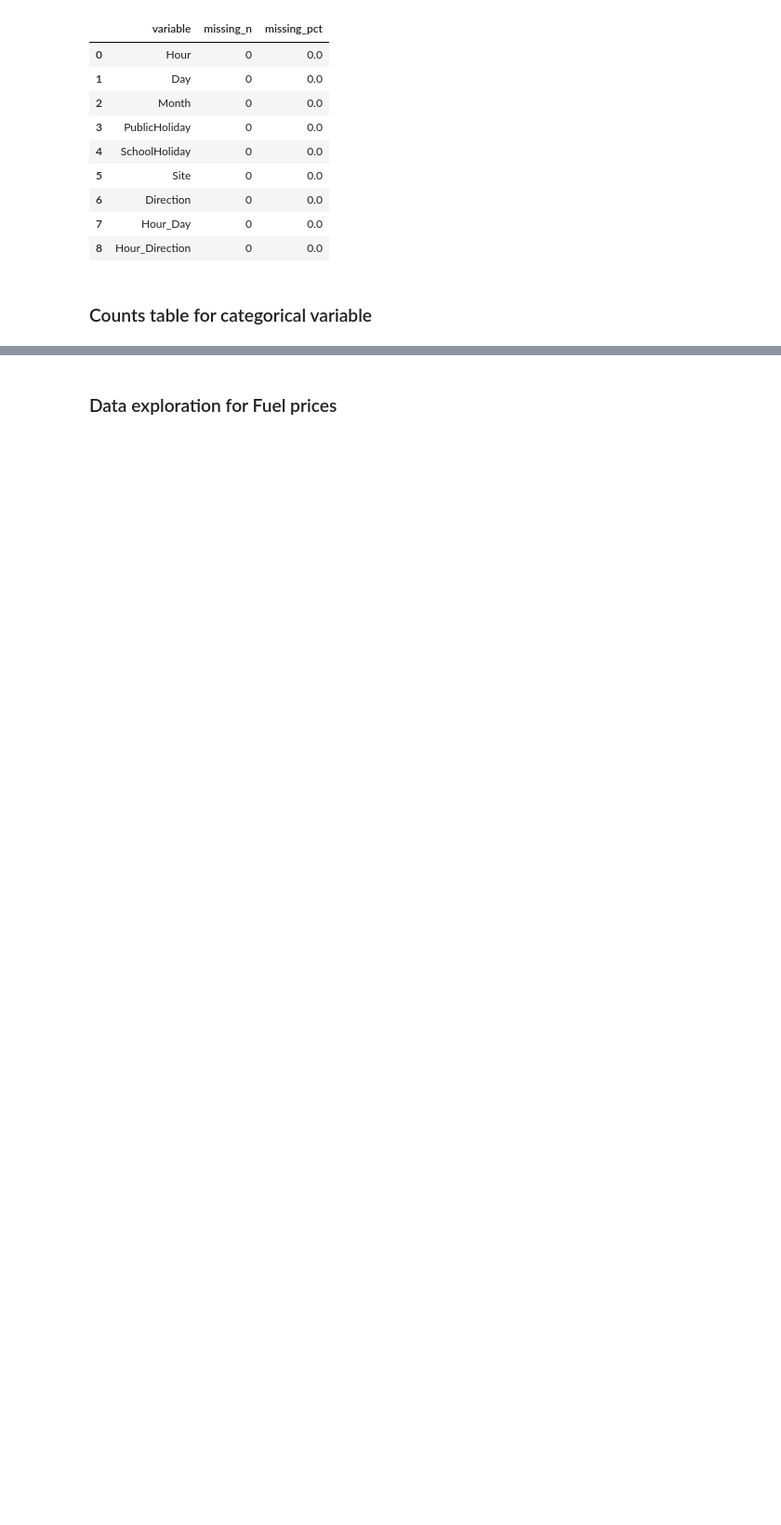
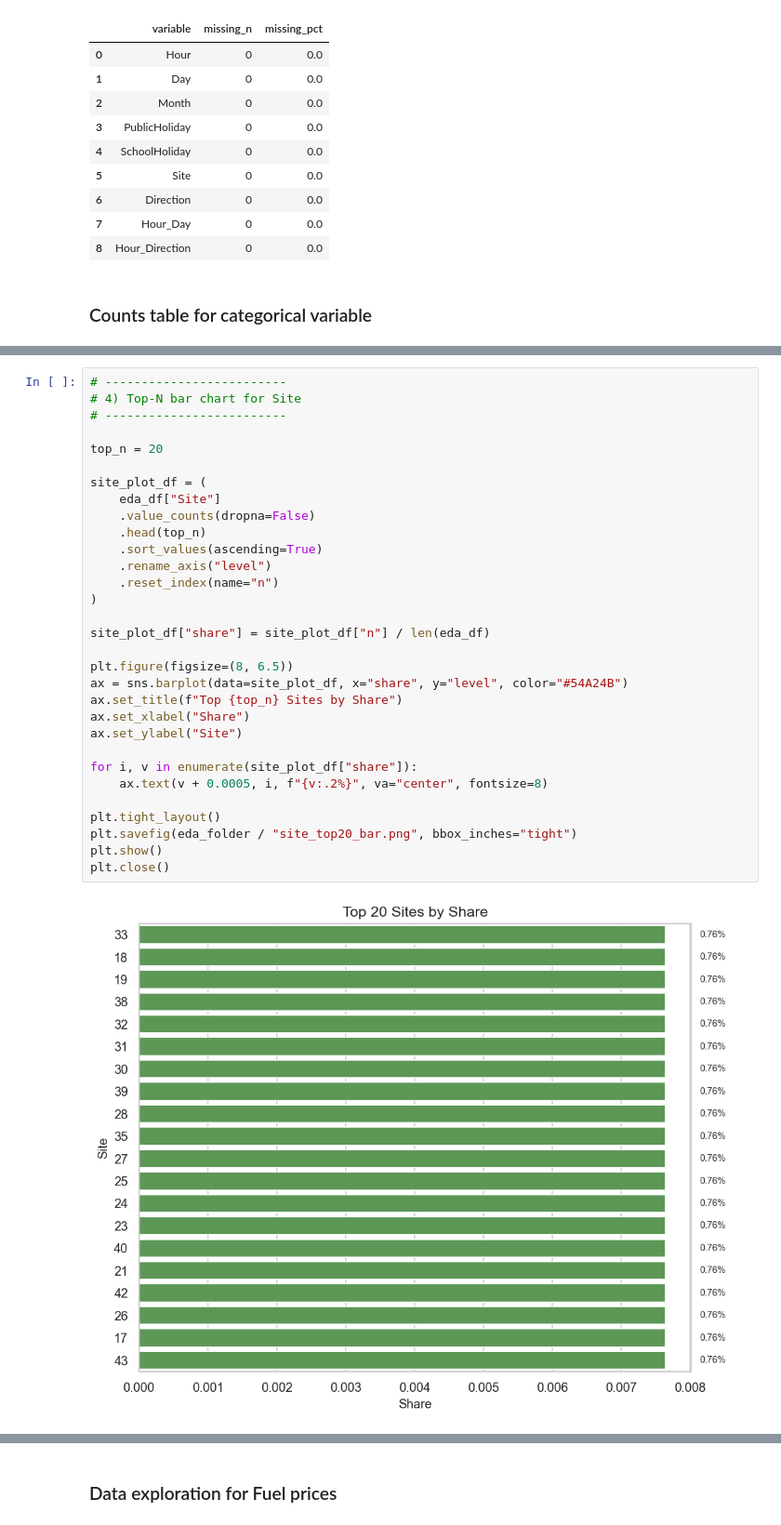
Before and after one commit to annasolodka/mda-cycling-traffic-analysis, a Jupyter notebook: notebooks/03_exploratory_data_analysis.ipynb, the cells around one changed output, grey strips where cells are left out. Shown at 93% size. Drawn from its saved outputs; the diff is of its cells as text; blank space fills up the shorter version.

```diff
--- a/notebooks/03_exploratory_data_analysis.ipynb
+++ b/notebooks/03_exploratory_data_analysis.ipynb
@@ -134,0 +264,33 @@ counts_summary_long.head(50)
+# %%
+# -------------------------
+# 4) Top-N bar chart for Site
+# -------------------------
+
+top_n = 20
+
+site_plot_df = (
+    eda_df["Site"]
+    .value_counts(dropna=False)
+    .head(top_n)
+    .sort_values(ascending=True)
+    .rename_axis("level")
+    .reset_index(name="n")
+)
+
+site_plot_df["share"] = site_plot_df["n"] / len(eda_df)
+
+plt.figure(figsize=(8, 6.5))
+ax = sns.barplot(data=site_plot_df, x="share", y="level", color="#54A24B")
+ax.set_title(f"Top {top_n} Sites by Share")
+ax.set_xlabel("Share")
+ax.set_ylabel("Site")
+
+for i, v in enumerate(site_plot_df["share"]):
+    ax.text(v + 0.0005, i, f"{v:.2%}", va="center", fontsize=8)
+
+plt.tight_layout()
+plt.savefig(eda_folder / "site_top20_bar.png", bbox_inches="tight")
+plt.show()
+plt.close()
+# %% [output]
+[figure, added]
```
Also changed, not shown: parts of 8 cells of this notebook.
